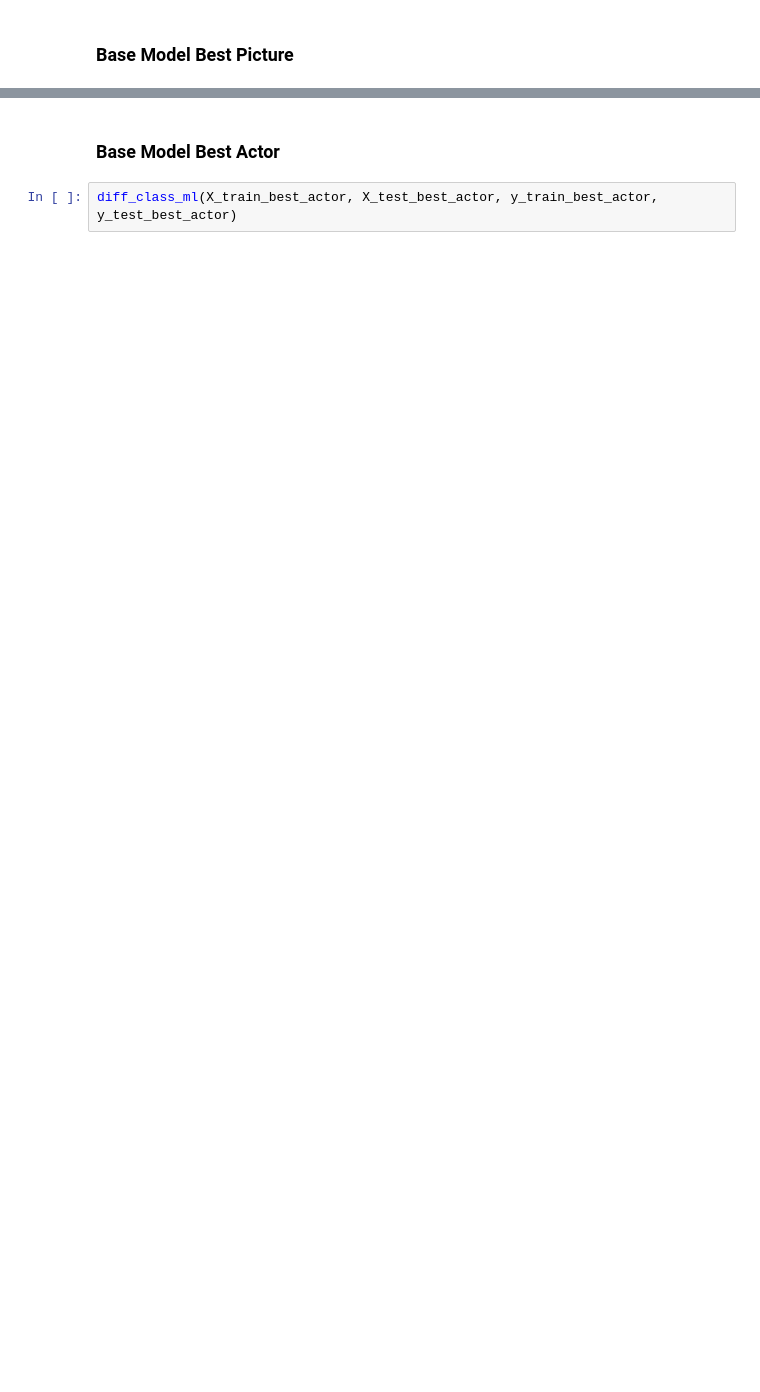
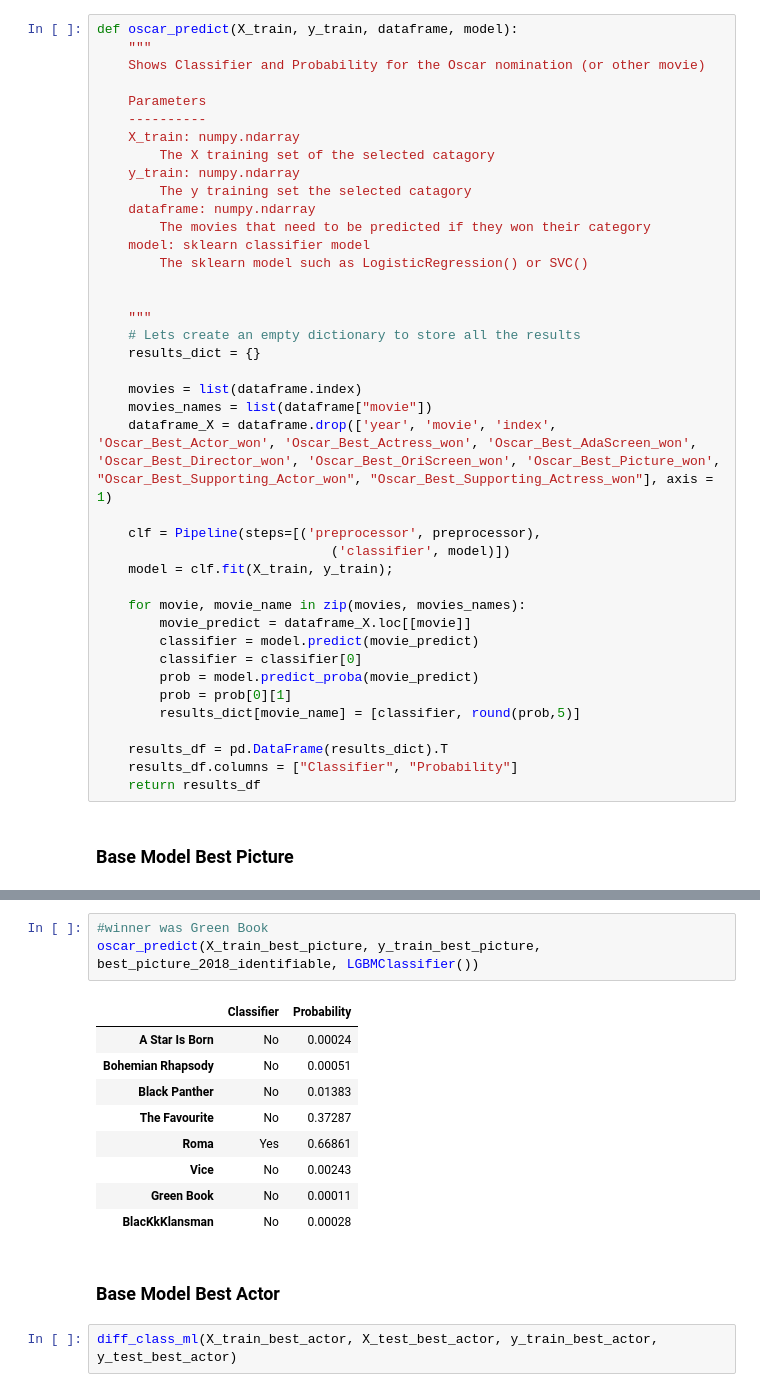
Before and after one commit to MrThomasPin/Oscar-Machine-Learning, a Jupyter notebook: oscar-predictor-ml.ipynb, the cells around one changed output, grey strips where cells are left out. Saved outputs shown, nothing was run; the diff lists cells and outputs as text; blank space fills up the shorter version.

```diff
--- a/oscar-predictor-ml.ipynb
+++ b/oscar-predictor-ml.ipynb
@@ -296,6 +290,46 @@ def diff_class_ml(X_train, X_test, y_train, y_test):
     results_df = pd.DataFrame(results_dict).T
     results_df.columns = ["Train error", "Validation error", "Time in seconds"]
     return results_df
+# %%
+def oscar_predict(X_train, y_train, dataframe, model):
+    """
+    Shows Classifier and Probability for the Oscar nomination (or other movie)
+
+    Parameters
+    ----------
+    X_train: numpy.ndarray
+        The X training set of the selected catagory
+    y_train: numpy.ndarray
+        The y training set the selected catagory
+    dataframe: numpy.ndarray
+        The movies that need to be predicted if they won their category
+    model: sklearn classifier model
+        The sklearn model such as LogisticRegression() or SVC()
+
+
+    """
+    # Lets create an empty dictionary to store all the results
+    results_dict = {}
+
+    movies = list(dataframe.index)
+    movies_names = list(dataframe["movie"])
+    dataframe_X = dataframe.drop(['year', 'movie', 'index', 'Oscar_Best_Actor_won', 'Oscar_Best_Actress_won', 'Oscar_Best_AdaScreen_won', 'Oscar_Best_Director_won', 'Oscar_Best_OriScreen_won', 'Oscar_Best_Picture_won', "Oscar_Best_Supporting_Actor_won", "Oscar_Best_Supporting_Actress_won"], axis = 1)
+
+    clf = Pipeline(steps=[('preprocessor', preprocessor),
+                              ('classifier', model)])
+    model = clf.fit(X_train, y_train);
+
+    for movie, movie_name in zip(movies, movies_names):
+        movie_predict = dataframe_X.loc[[movie]]
+        classifier = model.predict(movie_predict)
+        classifier = classifier[0]
+        prob = model.predict_proba(movie_predict)
+        prob = prob[0][1]
+        results_dict[movie_name] = [classifier, round(prob,5)]
+
+    results_df = pd.DataFrame(results_dict).T
+    results_df.columns = ["Classifier", "Probability"]
+    return results_df
 # %% [markdown]
 ### Base Model Best Picture
 # %%
@@ -313,3 +346,16 @@ diff_class_ml(X_train_best_picture, X_test_best_picture, y_train_best_picture, y
+# %%
+#winner was Green Book
+oscar_predict(X_train_best_picture, y_train_best_picture, best_picture_2018_identifiable, LGBMClassifier())
+# %% [output]
+|  | Classifier | Probability |
+| A Star Is Born | No | 0.00024 |
+| Bohemian Rhapsody | No | 0.00051 |
+| Black Panther | No | 0.01383 |
+| The Favourite | No | 0.37287 |
+| Roma | Yes | 0.66861 |
+| Vice | No | 0.00243 |
+| Green Book | No | 0.00011 |
+| BlacKkKlansman | No | 0.00028 |
 # %% [markdown]
 ### Base Model Best Actor
 # %%
```
Also changed, not shown: parts of 4 cells of this notebook.
